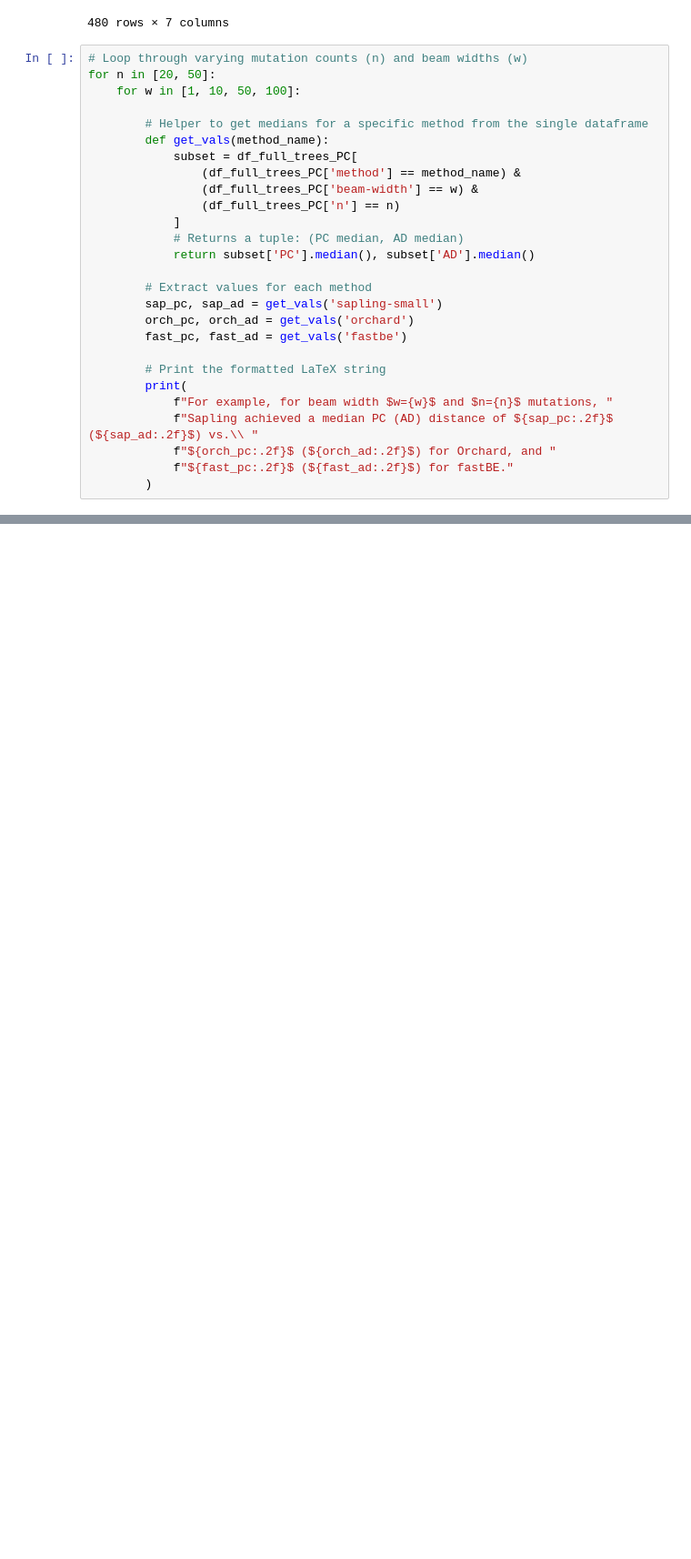
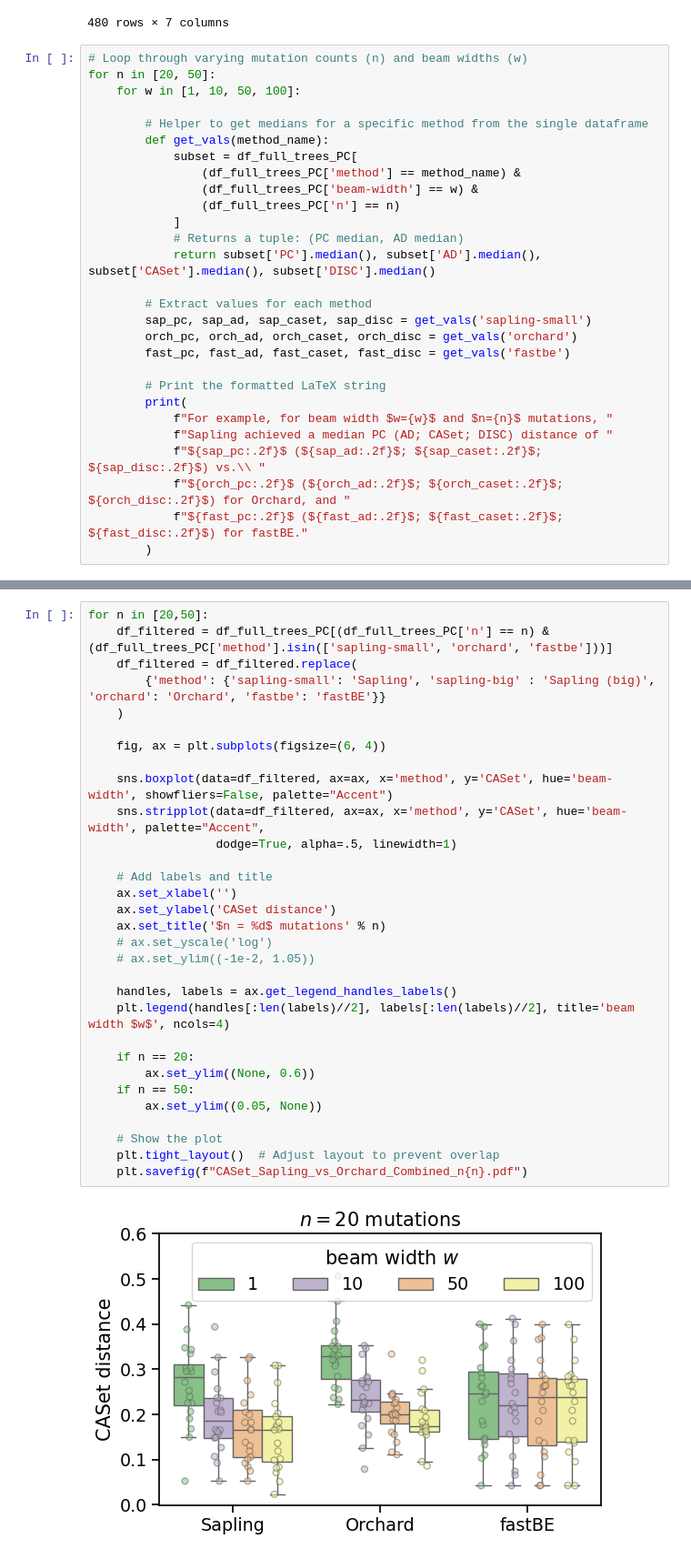
Before and after one commit to elkebir-group/Sapling-data, a Jupyter notebook: results/analysis_full_trees.ipynb, the cells around one changed output, grey strips where cells are left out. Shown at 91% size. Saved outputs shown, nothing was run; the diff lists cells and outputs as text; blank space fills up the shorter version.

```diff
--- a/results/analysis_full_trees.ipynb
+++ b/results/analysis_full_trees.ipynb
@@ -936,18 +1131,19 @@ for n in [20, 50]:
                 (df_full_trees_PC['n'] == n)
             ]
             # Returns a tuple: (PC median, AD median)
-            return subset['PC'].median(), subset['AD'].median()
+            return subset['PC'].median(), subset['AD'].median(), subset['CASet'].median(), subset['DISC'].median()
 
         # Extract values for each method
-        sap_pc, sap_ad = get_vals('sapling-small')
-        orch_pc, orch_ad = get_vals('orchard')
-        fast_pc, fast_ad = get_vals('fastbe')
+        sap_pc, sap_ad, sap_caset, sap_disc = get_vals('sapling-small')
+        orch_pc, orch_ad, orch_caset, orch_disc = get_vals('orchard')
+        fast_pc, fast_ad, fast_caset, fast_disc = get_vals('fastbe')
 
         # Print the formatted LaTeX string
         print(
             f"For example, for beam width $w={w}$ and $n={n}$ mutations, "
-            f"Sapling achieved a median PC (AD) distance of ${sap_pc:.2f}$ (${sap_ad:.2f}$) vs.\\ "
-            f"${orch_pc:.2f}$ (${orch_ad:.2f}$) for Orchard, and "
-            f"${fast_pc:.2f}$ (${fast_ad:.2f}$) for fastBE."
+            f"Sapling achieved a median PC (AD; CASet; DISC) distance of "
+            f"${sap_pc:.2f}$ (${sap_ad:.2f}$; ${sap_caset:.2f}$; ${sap_disc:.2f}$) vs.\\ "
+            f"${orch_pc:.2f}$ (${orch_ad:.2f}$; ${orch_caset:.2f}$; ${orch_disc:.2f}$) for Orchard, and "
+            f"${fast_pc:.2f}$ (${fast_ad:.2f}$; ${fast_caset:.2f}$; ${fast_disc:.2f}$) for fastBE."
         )
 # %% [output]
@@ -961,0 +1279,33 @@ For example, for beam width $w=100$ and $n=50$ mutations, Sapling achieved a med
+# %%
+for n in [20,50]:
+    df_filtered = df_full_trees_PC[(df_full_trees_PC['n'] == n) & (df_full_trees_PC['method'].isin(['sapling-small', 'orchard', 'fastbe']))]
+    df_filtered = df_filtered.replace(
+        {'method': {'sapling-small': 'Sapling', 'sapling-big' : 'Sapling (big)', 'orchard': 'Orchard', 'fastbe': 'fastBE'}}
+    )
+
+    fig, ax = plt.subplots(figsize=(6, 4))
+
+    sns.boxplot(data=df_filtered, ax=ax, x='method', y='CASet', hue='beam-width', showfliers=False, palette="Accent")
+    sns.stripplot(data=df_filtered, ax=ax, x='method', y='CASet', hue='beam-width', palette="Accent",
+                  dodge=True, alpha=.5, linewidth=1)
+
+    # Add labels and title
+    ax.set_xlabel('')
+    ax.set_ylabel('CASet distance')
+    ax.set_title('$n = %d$ mutations' % n)
+    # ax.set_yscale('log')
+    # ax.set_ylim((-1e-2, 1.05))
+
+    handles, labels = ax.get_legend_handles_labels()
+    plt.legend(handles[:len(labels)//2], labels[:len(labels)//2], title='beam width $w$', ncols=4)
+
+    if n == 20:
+        ax.set_ylim((None, 0.6))
+    if n == 50:
+        ax.set_ylim((0.05, None))
+
+    # Show the plot
+    plt.tight_layout()  # Adjust layout to prevent overlap
+    plt.savefig(f"CASet_Sapling_vs_Orchard_Combined_n{n}.pdf")
+# %% [output]
+[figure, added]
```
Also changed, not shown: parts of 10 cells of this notebook.
